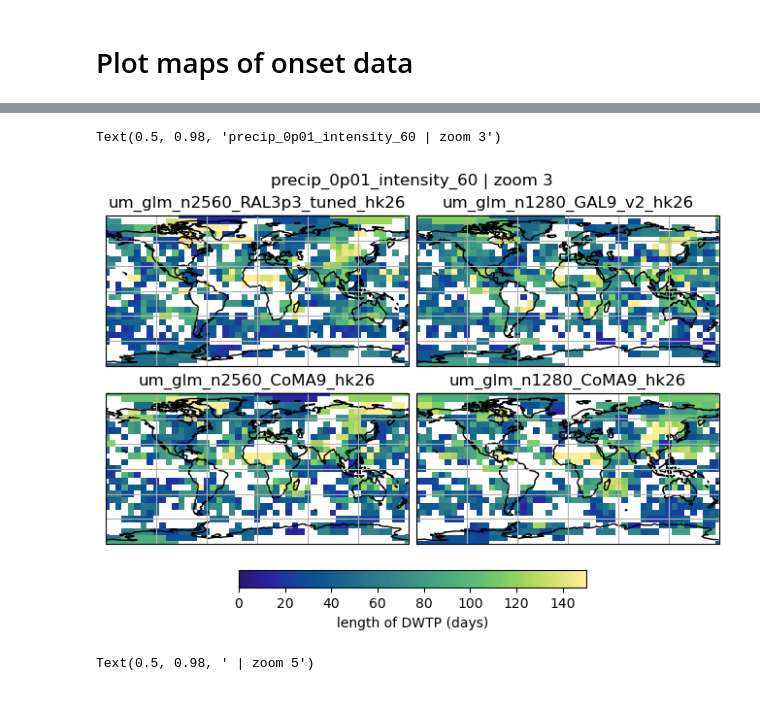
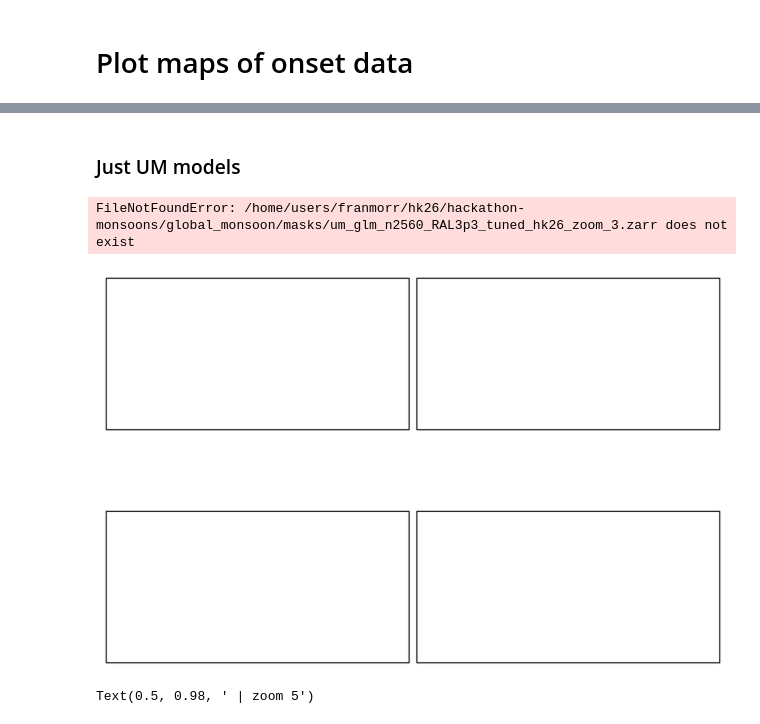
Before and after one commit to fran-morris-research/hackathon-monsoons, a Jupyter notebook: onset_identification/onset_period_visualisation.ipynb, the cells around one changed output, grey strips where cells are left out. Drawn from its saved outputs; the diff is of its cells as text; code cells hidden in the pictures.

```diff
--- a/onset_identification/onset_period_visualisation.ipynb
+++ b/onset_identification/onset_period_visualisation.ipynb
@@ -353,17 +803,31 @@ NameError: name 'zoom' is not defined
+# %%
+with xr.open_dataset(f"onset_dates/um_glm_n2560_RAL3p3_tuned_hk26_zoom_{zoom}_dwtps.nc") as ds:
+    data = ds.sel(period=0).load()
+# %% [markdown]
+### Just UM models
 # %%
-
-
 zoom = 3
 
 
-def plot_length(ax, sim, extent=None, thresholds="nofilter"):
+def plot_length(ax, sim, extent=None, thresholds="nofilter", period_ix=0):
     if extent:
         ax.set_extent(extent)
     else:
         ax.set_global()
-    ds = xr.open_dataset(f"onset_dates/{thresholds}/{sim}_zoom_{zoom}_dwtps.nc").sel(
-        period=0
-    )
+    if sim.lower() == "chirps":
+        ds = (
+            xr.open_dataset(f"onset_dates/{thresholds}/chirps_2020_dwtps.nc")
+            .sel(period=period_ix)
+        )
+        mask = xr.open_dataarray(f"../global_monsoon/masks/chirps_2020.zarr")
+    else:
+        ds = xr.open_dataset(
+            f"onset_dates/{thresholds}/{sim}_zoom_{zoom}_dwtps.nc"
+        ).sel(period=period_ix)
+        mask = hp_to_latlon(
+            xr.open_dataarray(f"../global_monsoon/masks/{sim}_zoom_{zoom}.zarr"),
+            zoom=zoom,
+        )
     da = ds.last_day_of_period - ds.first_day_of_period
     m = da.plot(cmap=cmo.cm.haline, vmin=0, vmax=150, ax=ax, add_colorbar=False)
     ax.set_title(sim)
@@ -377,7 +841,7 @@ left = -80
 right = -30
 bottom = -40
 top = 10
-figsize=(6,6)
+figsize = (6, 6)
 
 
 # # South Africa
@@ -389,10 +853,10 @@ figsize=(6,6)
 
 
 # # West Africa
-left=-30
-right=20
-bottom=0
-top=30
+left = -30
+right = 20
+bottom = 0
+top = 30
 
 # India
 # left = 60
@@ -409,12 +873,12 @@ top=30
 # top=50
 # figsize=(6,6)
 
-#Globe
-left=-180
-right=180
-bottom=-90
-top=90
-figsize=None
+# Globe
+left = -180
+right = 180
+bottom = -90
+top = 90
+figsize = None
 
 projection = ccrs.PlateCarree()
 fig, axes = plt.subplots(
@@ -437,35 +901,35 @@ ax, m = plot_length(
     "um_glm_n1280_GAL9_v2_hk26",
     [left, right, bottom, top],
     thresholds=thresholds,
 )
 # ax,m=plot_length(axes[0,1],"um_glm_n1280_GAL9_v2_hk26",)
 ax, m = plot_length(
     axes[1, 0],
     "um_glm_n2560_CoMA9_hk26",
     [left, right, bottom, top],
     thresholds=thresholds,
 )
 # ax,m=plot_length(axes[1,0],"um_glm_n2560_CoMA9_hk26",)
 ax, m = plot_length(
     axes[1, 1],
     "um_glm_n1280_CoMA9_hk26",
     [left, right, bottom, top],
     thresholds=thresholds,
 )
 
 fig.colorbar(
     m,
     ax=axes.ravel().tolist(),
     orientation="horizontal",
     fraction=0.05,
     pad=0.07,
     shrink=0.7,
     label="length of DWTP (days)",
 )
 plt.suptitle(f"{thresholds} | zoom {zoom}")
 # %% [output]
-Text(0.5, 0.98, 'precip_0p01_intensity_60 | zoom 3')
+FileNotFoundError: /home/users/franmorr/hk26/hackathon-monsoons/global_monsoon/masks/um_glm_n2560_RAL3p3_tuned_hk26_zoom_3.zarr does not exist
-[figure, old version]
+[figure, new version]
 # %%
 projection = ccrs.PlateCarree()
 fig, axes = plt.subplots(
```
Also changed, not shown: parts of 8 cells of this notebook, 1 other file.
